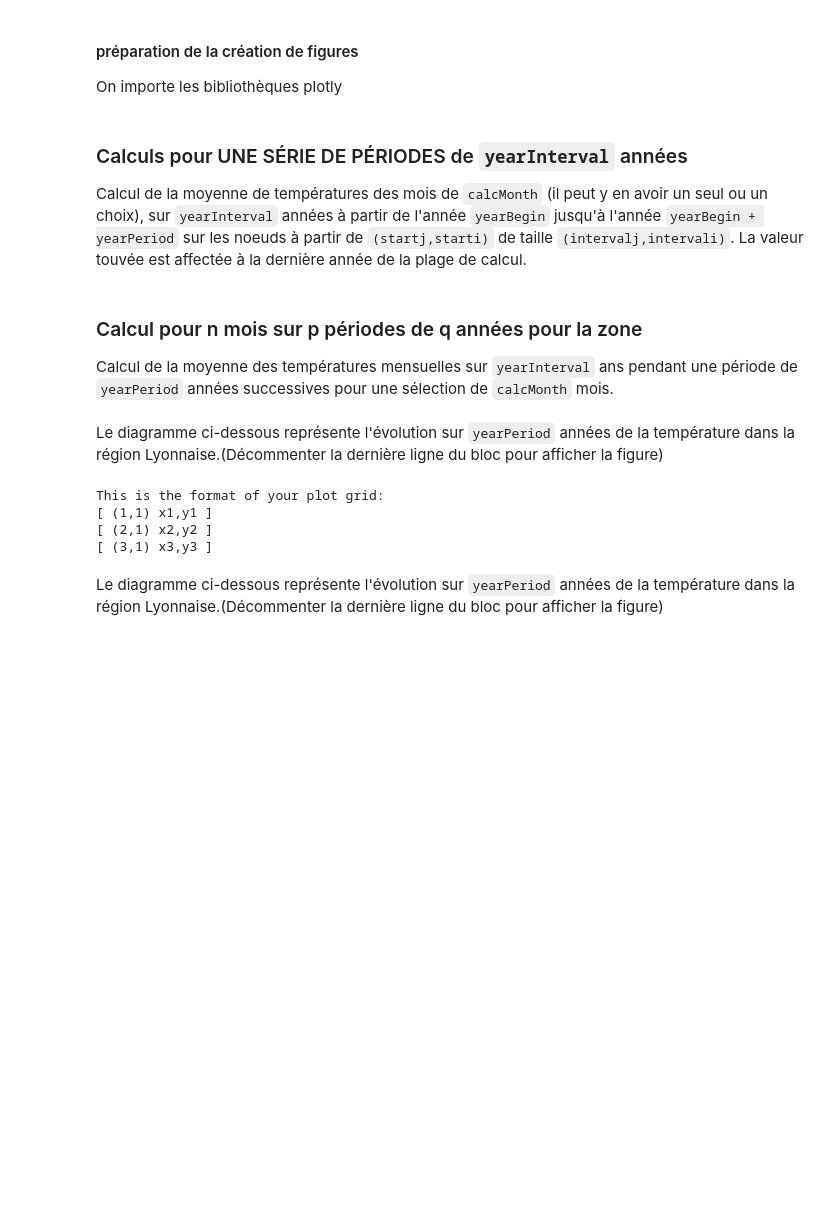
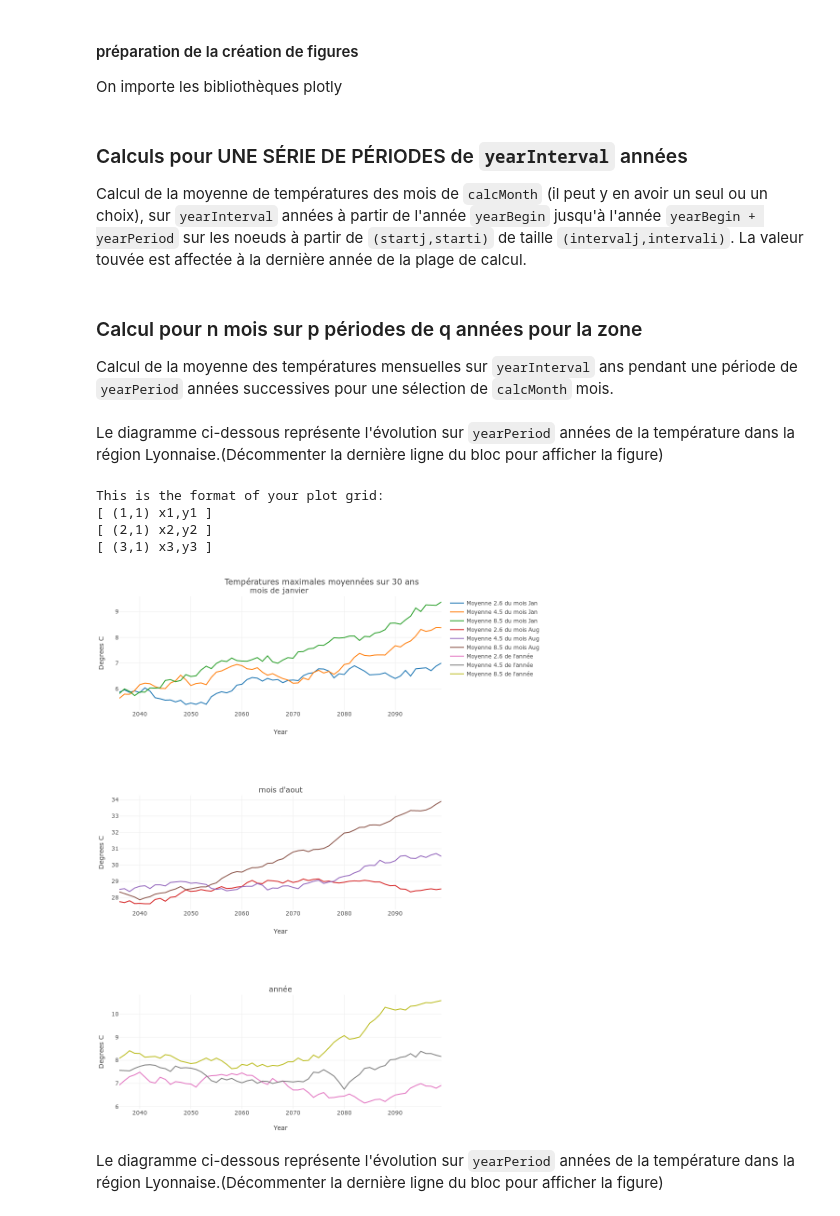
Before and after one commit to g-vidal/CahiersDeProgrammesClimat, a Jupyter notebook: lyonTmax3scen2006-2100.ipynb, the cells around one changed output. Drawn from its saved outputs; the diff is of its cells as text; code cells hidden in the pictures; blank space fills up the shorter version.

Commit message:
Correction de bugs et modifications de la présentation À ce stade il reste un bug majeur sur les données par année debug en cours.

```diff
--- a/lyonTmax3scen2006-2100.ipynb
+++ b/lyonTmax3scen2006-2100.ipynb
@@ -32,7 +32,7 @@ Importation des données de températures depuis le fichier obtenu auprès du [s
 
 L'exemple utilisé ici a été réalisé avec une grille de 10 x 10 noeuds centrés sur la ville de Lyon, pour obtenir un jeu de données se reporter au manuel numérique réalisé par E. Le Jan et CArole Larose dans le cadre du projet "Climat et Météo Tremplin pour l'enseignement des sciences". Les instructions d'affichage commentées (pour la plupart) permettent de vérifier les propriétés  du fichier obtenu ainsi que les variables qui pourront être utilisées. Ces affichages sont facultatifs et peuvent être commentés sans conséquence pour la suite.
 # %%
-tMaxLyon = nc.Dataset('http://geoloc-tremplin.ens-lyon.fr/climato-data/Lyon-1/tmin_tmax-rstr_Lyon-26-45-85_1.nc')
+tMaxLyon = nc.Dataset('http://geoloc-tremplin.ens-lyon.fr/climato-data/Lyon-1/tmin-tmax-rstr_Lyon-26-45-85.nc')
 print('Description des données issues du modèle : \n',tMaxLyon,'\n')
 print('Variables disponibles :',tMaxLyon.variables.keys()) # get all variable names
 #print('Taille du tableau tasmax :',tMaxLyon.variables['tasmax'].shape ,'\n')
@@ -219,7 +219,6 @@ trace = [] * lencalcMonths
 # %% [markdown]
 Le diagramme ci-dessous  représente l'évolution sur `yearPeriod` années de la température dans la région Lyonnaise.(Décommenter la dernière ligne du bloc pour afficher la figure)
 # %%
-
 q = 0
 trace26_0 = go.Scatter(
     x = lyon_year[firstPlotYear:lastPlotYear],
@@ -273,57 +272,36 @@ trace85_2 = go.Scatter(
     name ="Moyenne 8.5 de l'année"
 )
 
 fig = tools.make_subplots(rows=3,
                           cols=1,
                           subplot_titles=("mois de janvier ","mois d'aout","année"))
 
 fig.append_trace(trace26_0, 1, 1)
 fig.append_trace(trace45_0, 1, 1)
 fig.append_trace(trace85_0, 1, 1)
 fig.append_trace(trace26_1, 2, 1)
 fig.append_trace(trace45_1, 2, 1)
 fig.append_trace(trace85_1, 2, 1)
 fig.append_trace(trace26_2, 3, 1)
 fig.append_trace(trace45_2, 3, 1)
 fig.append_trace(trace85_2, 3, 1)
 
 fig['layout']['xaxis1'].update(title='Year')
 fig['layout']['xaxis2'].update(title='Year')
 fig['layout']['xaxis3'].update(title='Year')
 fig['layout']['yaxis1'].update(title='Degrees C')
 fig['layout']['yaxis2'].update(title='Degrees C')
 fig['layout']['yaxis3'].update(title='Degrees C')
 fig['layout']['margin'] = {'l': 50, 'r': 10, 'b': 50, 't': 50}
-fig['layout'].update(autosize = False, height=1200, width=900, title='Températures maximales moyennées sur 30 ans')
-#fig['layout'].update(title='Température moyenne maximale du mois de juillet',
-#fig['layout'].update(title='Température moyenne maximale du mois de juillet',
-#                     autosize=False, width=800, height=380)
+fig['layout'].update(autosize = False, height=1200, width=900, title='Températures maximales moyennées sur 30 ans\n')
 
-
-
-layout = dict (
-           title = "Température moyenne maximale des mois de l'année moyennées sur 30 ans",
-           xaxis = dict(
-                 title = 'Année',
-                 showline=True,
-                 showticklabels=True,
-                 ticklen=5
-             ),
-             yaxis = dict(
-                 title = 'Temperature (degrees Celsius)',
-                 showline=True,
-                 showticklabels=True
-             ),
-)
-
-#fig = dict(data=data, layout=layout)
-
-#py.iplot(fig, filename='basic-line')
+py.iplot(fig, filename='basic-line')
 # %% [output]
 This is the format of your plot grid:
 [ (1,1) x1,y1 ]
 [ (2,1) x2,y2 ]
 [ (3,1) x3,y3 ]
+[figure, added]
 # %%
 moymAreaInterval_26 = np.zeros((lencalcMonths,yearPeriod))
 moymAreaInterval_45 = np.zeros((lencalcMonths,yearPeriod))
```
Also changed, not shown: parts of 5 cells of this notebook, 1 other file.
